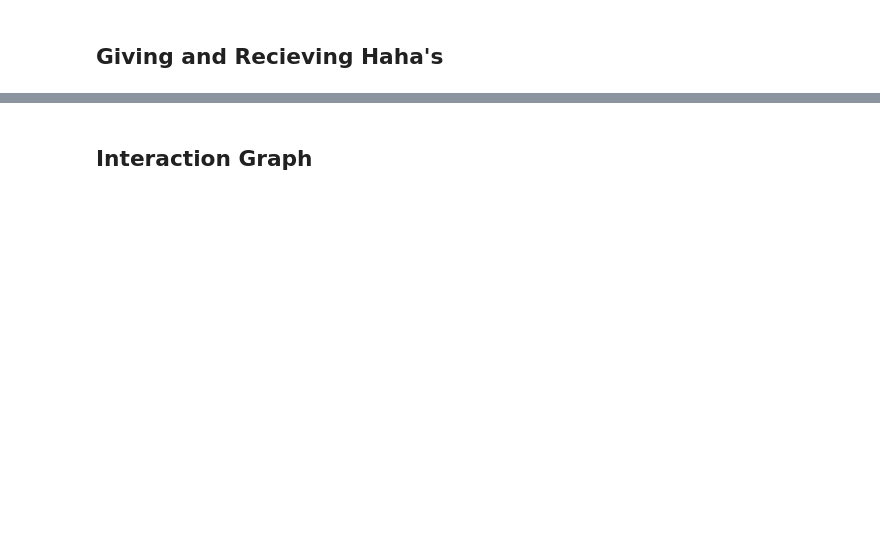
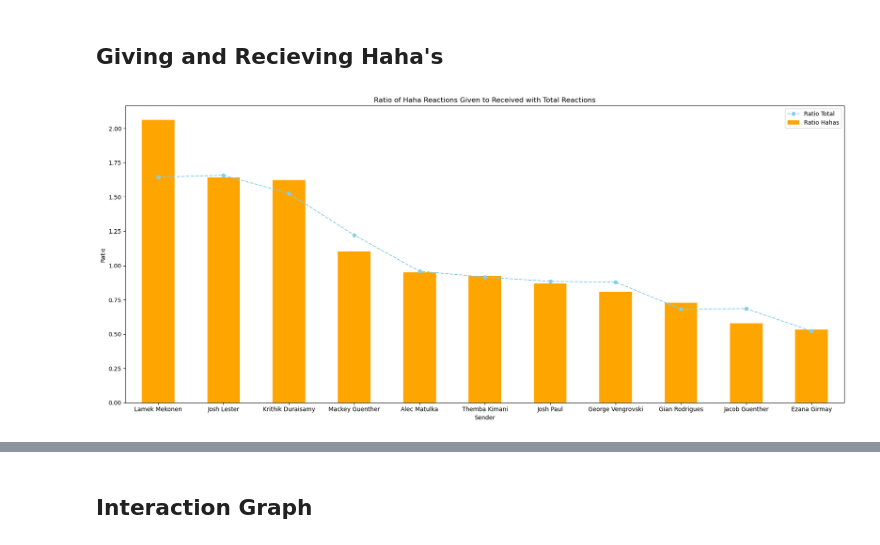
Before and after one commit to georgevenven/imessage_analysis, a Jupyter notebook: analysis.ipynb, the cells around one changed output, grey strips where cells are left out. Drawn from its saved outputs; the diff is of its cells as text; code cells hidden in the pictures; blank space fills up the shorter version.

```diff
--- a/analysis.ipynb
+++ b/analysis.ipynb
@@ -443,2 +442,78 @@ NameError: name 'df_logged' is not defined
 # %% [markdown]
 ## Giving and Recieving Haha's
+# %%
+import pandas as pd
+import ast
+import matplotlib.pyplot as plt
+
+# Load the data from CSV
+df = pd.read_csv('formatted_output.csv')
+
+# Initialize dictionaries to collect reactions given and received
+reactions_given = {}
+reactions_received = {}
+
+# Iterate through each row in the DataFrame
+for index, row in df.iterrows():
+    # Convert the string representation of dictionary to actual dictionary
+    reactions_dict = ast.literal_eval(row['reactions'])
+
+    # Update the reaction counts for the sender
+    sender = row['sender']
+    if sender not in reactions_received:
+        reactions_received[sender] = {"total": 0, "hahas": 0}
+
+    for reaction_type, names in reactions_dict.items():
+        reactions_received[sender]["total"] += len(names)
+        if reaction_type == "Laughed":
+            reactions_received[sender]["hahas"] += len(names)
+
+        for name in names:
+            if name not in reactions_given:
+                reactions_given[name] = {"total": 0, "hahas": 0}
+            reactions_given[name]["total"] += 1
+            if reaction_type == "Laughed":
+                reactions_given[name]["hahas"] += 1
+
+# Calculate the ratio of giving to receiving reactions for each unique sender
+ratios = []
+for sender in reactions_received:
+    if sender == "UNKNOWN" or pd.isna(sender):
+        continue
+    given_total = reactions_given.get(sender, {}).get("total", 0)
+    given_hahas = reactions_given.get(sender, {}).get("hahas", 0)
+    received_total = reactions_received[sender]["total"]
+    received_hahas = reactions_received[sender]["hahas"]
+
+    ratio_total = given_total / received_total if received_total > 0 else 0
+    ratio_hahas = given_hahas / received_hahas if received_hahas > 0 else 0
+
+    ratios.append({
+        "sender": sender,
+        "ratio_total": ratio_total,
+        "ratio_hahas": ratio_hahas
+    })
+
+# Convert the ratios list to a DataFrame
+df_ratios = pd.DataFrame(ratios)
+
+# Sort the DataFrame by ratio_hahas in descending order
+df_ratios.sort_values(by='ratio_hahas', ascending=False, inplace=True)
+
+# Plot the ratios
+fig, ax = plt.subplots(figsize=(18, 8))
+
+# Plot ratio_hahas as bar plot
+df_ratios.plot(kind='bar', x='sender', y='ratio_hahas', ax=ax, color='orange', label='Ratio Hahas', title='Ratio of Haha Reactions Given to Received with Total Reactions')
+
+# Plot ratio_total as line plot on top of the bar plot
+df_ratios.plot(kind='line', x='sender', y='ratio_total', ax=ax, color='skyblue', linestyle='--', marker='o', label='Ratio Total')
+
+ax.set_xlabel('Sender')
+ax.set_ylabel('Ratio')
+ax.legend()
+
+plt.tight_layout()
+plt.show()
+# %% [output]
+[figure, added]
```
Also changed, not shown: parts of 9 cells of this notebook, 1 other file.
